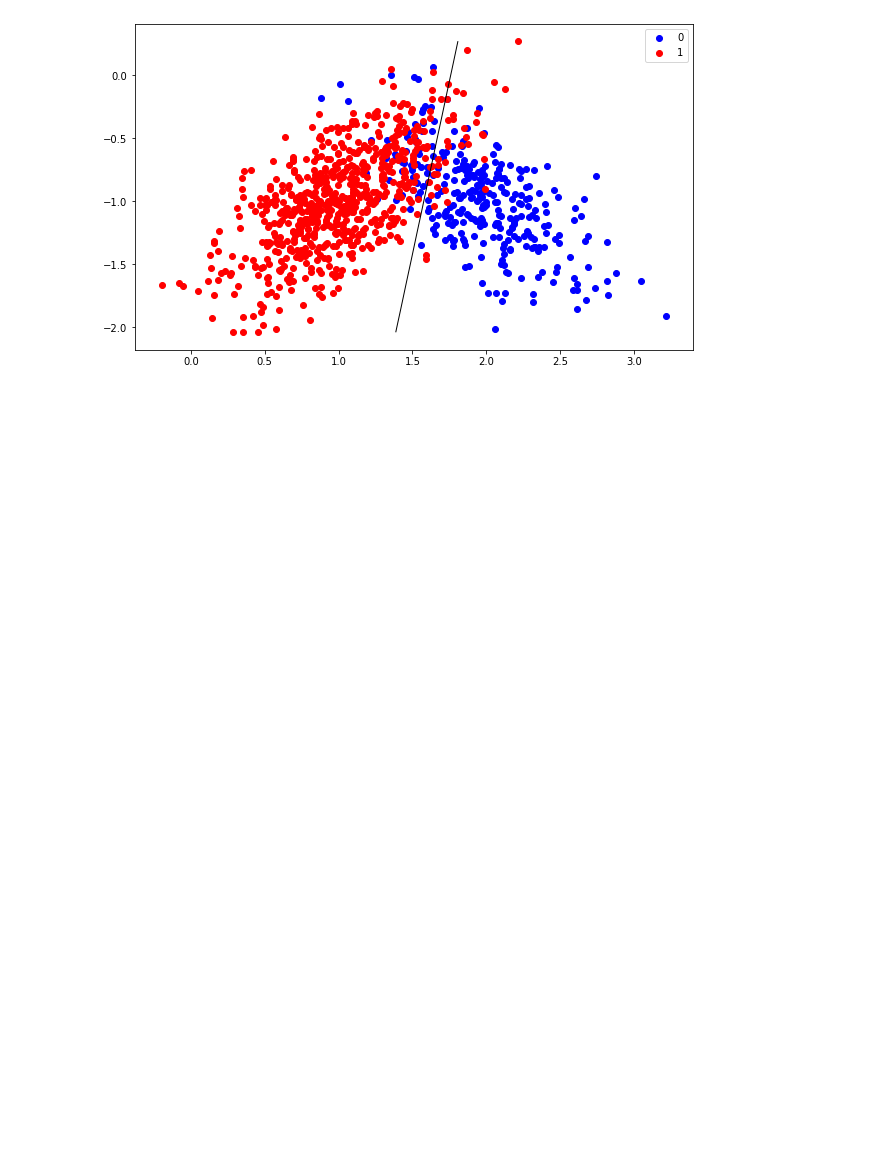
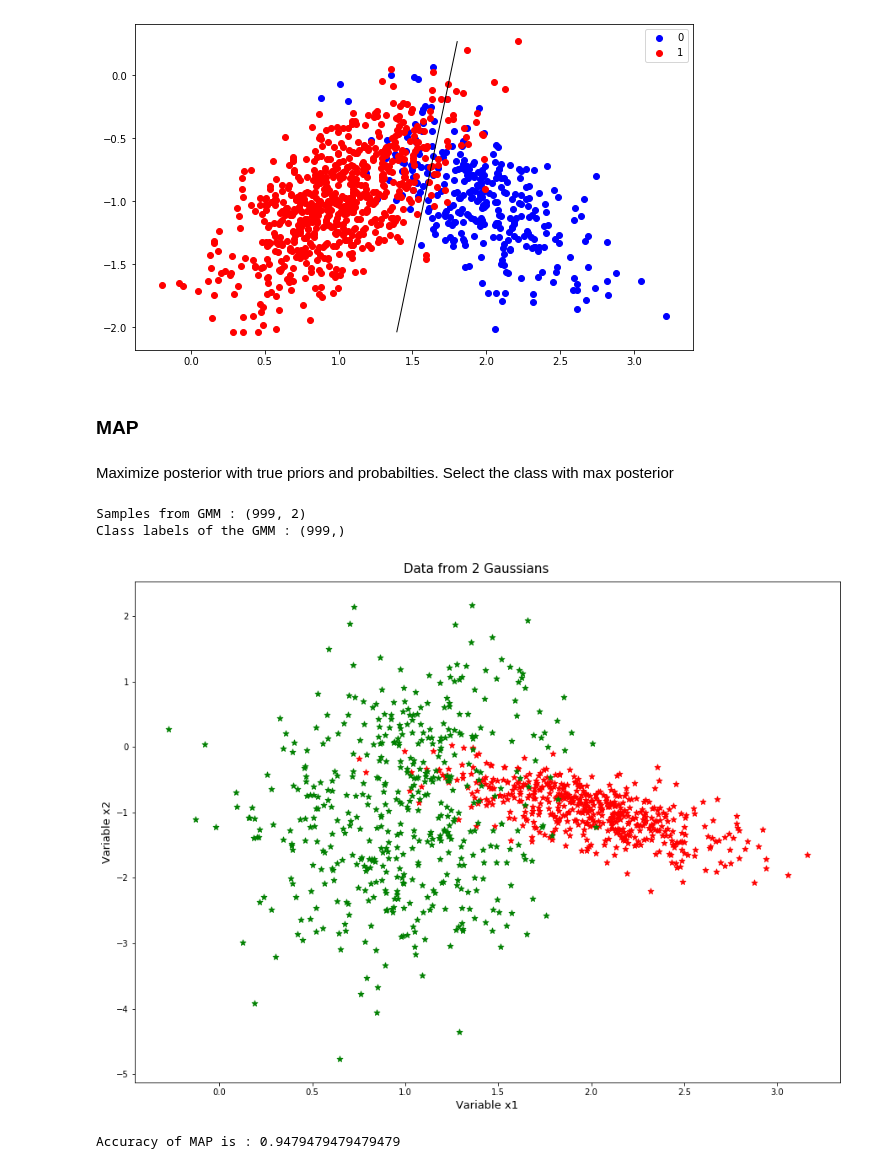
Before and after one commit to rohinarora/EECE5644-Machine_Learning, a Jupyter notebook: Hw3/HW3 Solution.ipynb, the cells around one changed output. Cells and saved outputs as stored; diff of their text form; code cells hidden in the pictures; blank space fills up the shorter version.

```diff
--- a/Hw3/HW3 Solution.ipynb
+++ b/Hw3/HW3 Solution.ipynb
@@ -565,3 +514,31 @@ probs = model.predict_prob(grid).reshape(xx1.shape)
 plt.contour(xx1, xx2, probs, [0.5], linewidths=1, colors='black');
 # %% [output]
 [figure]
+# %% [markdown]
+### MAP
+# %% [markdown]
+Maximize posterior with true priors and probabilties. Select the class with max posterior
+# %%
+# Re writing true priors-
+
+# prior of Gaussian 1 = prior[0]
+# prior of Gaussian 2 = prior[1]= 1-prior[0]
+prior=[0.5,0.5]
+
+# mean and covariance of gaussian 1
+sig1=[[.15,.1],[-.1,.15]]
+u1=[2,-1]
+
+# mean and covariance of gaussian 2
+sig2=[[.15,.1],[.1,1.5]]
+u2=[1,-1]
+# %%
+X,y=generate_GMM_samples_2class(prior=prior,number_of_samples=999,sig1=sig1,sig2=sig2,\
+                                u1=u1,u2=u2);
+
+print ("Samples from GMM :",X.shape)
+print ("Class labels of the GMM :",y.shape)
+# %% [output]
+Samples from GMM : (999, 2)
+Class labels of the GMM : (999,)
+[figure, added]
@@ -567,0 +555,4 @@ plt.contour(xx1, xx2, probs, [0.5], linewidths=1, colors='black');
+# %%
+print ("Accuracy of MAP is :",np.mean(y==y_pred))
+# %% [output]
+Accuracy of MAP is : 0.9479479479479479
```
Also changed, not shown: parts of 17 cells of this notebook, 3 other files.
